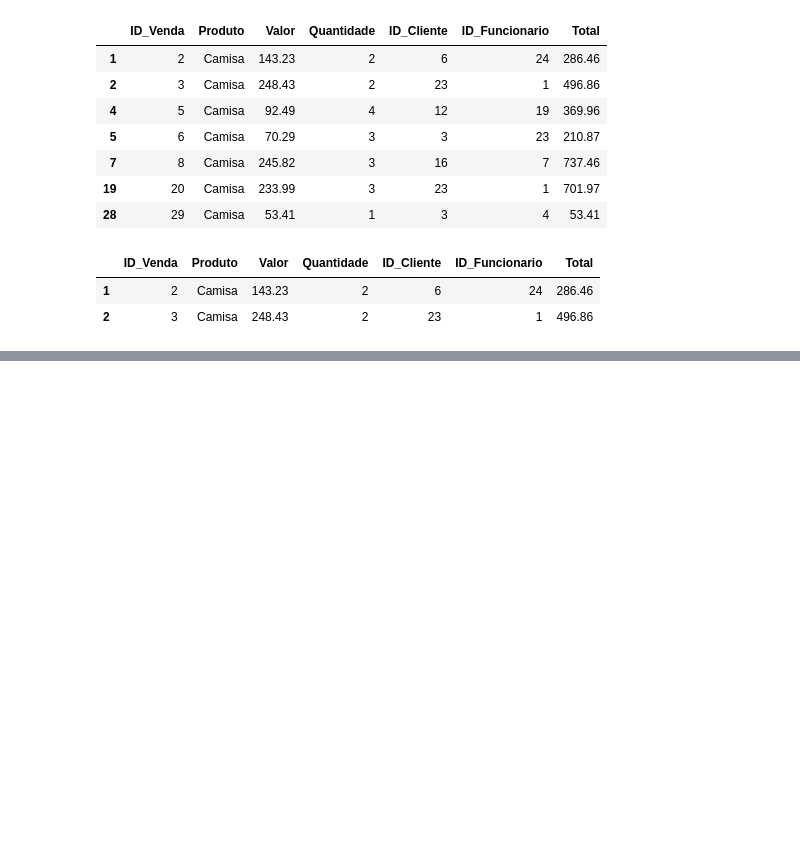
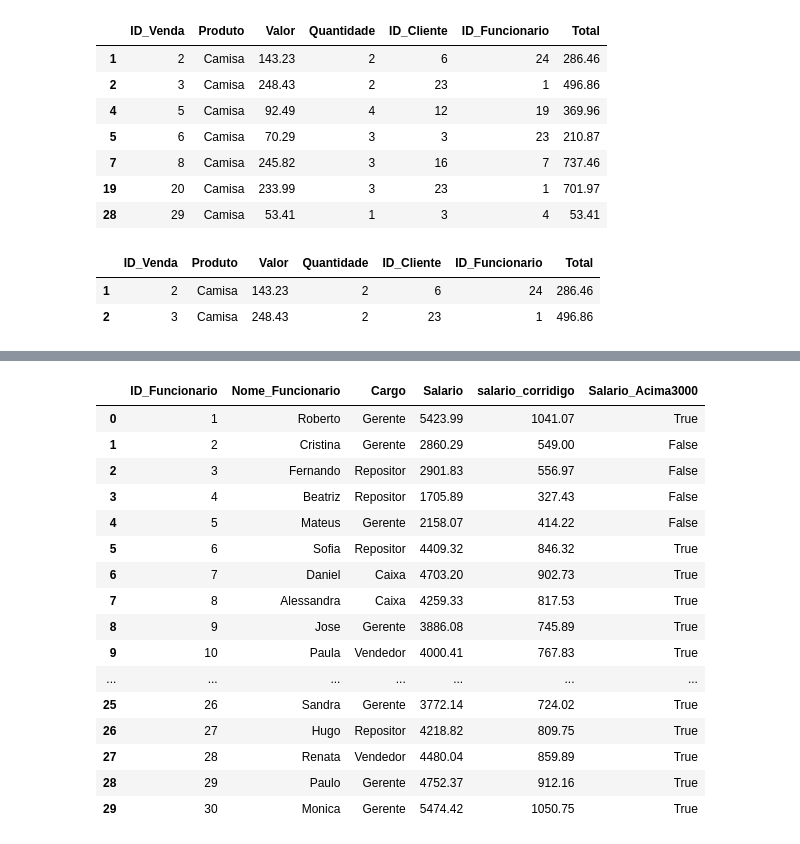
Before and after one commit to joaolpt/eba-analista, a Jupyter notebook: python/aulas_python_II/ex_args_kwargs_apply_lambda.ipynb, the cells around one changed output, grey strips where cells are left out. Saved outputs shown, nothing was run; the diff lists cells and outputs as text; code cells hidden in the pictures; blank space fills up the shorter version.

```diff
--- a/python/aulas_python_II/ex_args_kwargs_apply_lambda.ipynb
+++ b/python/aulas_python_II/ex_args_kwargs_apply_lambda.ipynb
@@ -196,0 +271,24 @@ display(resultado2)
+# %%
+df_funcionarios["Salario"] = df_funcionarios["Salario"].apply(lambda x: x * 5.21).round(2)
+df_funcionarios["Salario"] = df_funcionarios["Salario"].apply(lambda x: x * (1 + 10/100)).round(2)
+
+df_funcionarios["Salario_Acima3000"] = df_funcionarios["Salario"].apply(lambda x: True if x > 3000 else False)
+display(df_funcionarios)
+# %% [output]
+|  | ID_Funcionario | Nome_Funcionario | Cargo | Salario | salario_corridigo | Salario_Acima3000 |
+| 0 | 1 | Roberto | Gerente | 5423.99 | 1041.07 | True |
+| 1 | 2 | Cristina | Gerente | 2860.29 | 549.00 | False |
+| 2 | 3 | Fernando | Repositor | 2901.83 | 556.97 | False |
+| 3 | 4 | Beatriz | Repositor | 1705.89 | 327.43 | False |
+| 4 | 5 | Mateus | Gerente | 2158.07 | 414.22 | False |
+| 5 | 6 | Sofia | Repositor | 4409.32 | 846.32 | True |
+| 6 | 7 | Daniel | Caixa | 4703.20 | 902.73 | True |
+| 7 | 8 | Alessandra | Caixa | 4259.33 | 817.53 | True |
+| 8 | 9 | Jose | Gerente | 3886.08 | 745.89 | True |
+| 9 | 10 | Paula | Vendedor | 4000.41 | 767.83 | True |
+| ... | ... | ... | ... | ... | ... | ... |
+| 25 | 26 | Sandra | Gerente | 3772.14 | 724.02 | True |
+| 26 | 27 | Hugo | Repositor | 4218.82 | 809.75 | True |
+| 27 | 28 | Renata | Vendedor | 4480.04 | 859.89 | True |
+| 28 | 29 | Paulo | Gerente | 4752.37 | 912.16 | True |
+| 29 | 30 | Monica | Gerente | 5474.42 | 1050.75 | True |
```
Also changed, not shown: parts of 17 cells of this notebook.
